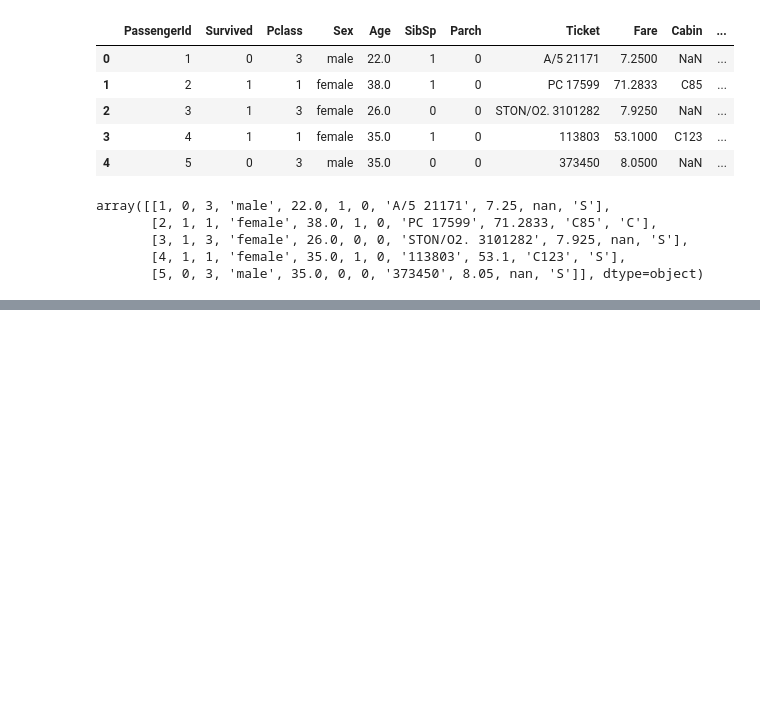
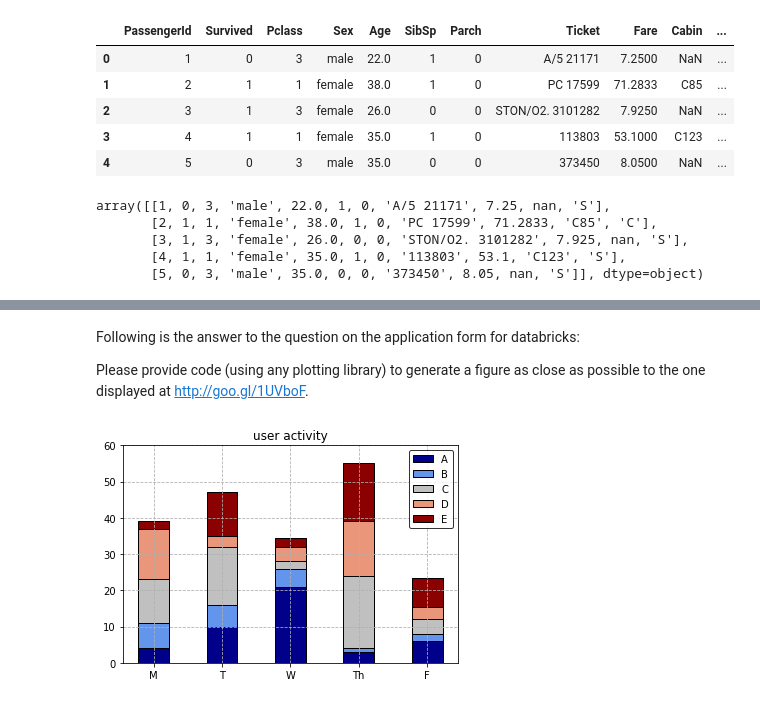
Before and after one commit to sushant2811/ImportingAndCleaningData, a Jupyter notebook: ImportingData.ipynb, the cells around one changed output, grey strips where cells are left out. Cells and saved outputs as stored; diff of their text form; code cells hidden in the pictures; blank space fills up the shorter version.

Commit message:
Databricks question

```diff
--- a/ImportingData.ipynb
+++ b/ImportingData.ipynb
@@ -202,0 +285,39 @@ pd.read_csv()
+# %% [markdown]
+Following is the answer to the question on the application form for databricks:
+
+Please provide code (using any plotting library) to generate a figure as close as possible to the one displayed at http://goo.gl/1UVboF.
+# %%
+import numpy as np
+import matplotlib.pyplot as plt
+from matplotlib import colors
+
+N = 5
+Aactivity = np.array([4, 10, 21, 3, 6])
+Bactivity = np.array([7, 6, 5, 1, 2])
+Cactivity = np.array([12, 16, 2, 20, 4])
+Dactivity = np.array([14, 3, 4, 15, 3.5])
+Eactivity = np.array([2, 12, 2.5, 16, 8])
+
+ind = np.arange(N)    # the x locations for the groups
+width = 0.45       # the width of the bars
+
+p1 = plt.bar(ind, Aactivity, width, color='darkblue', edgecolor = 'black')
+p2 = plt.bar(ind, Bactivity, width, color = 'cornflowerblue', edgecolor = 'black', \
+             bottom=Aactivity)
+p3 = plt.bar(ind, Cactivity, width, color = 'silver', edgecolor = 'black', \
+             bottom= (Aactivity + Bactivity))
+p4 = plt.bar(ind, Dactivity, width, color = 'darksalmon', edgecolor = 'black', \
+             bottom= (Aactivity + Bactivity + Cactivity))
+p5= plt.bar(ind, Eactivity, width, color = 'darkred', edgecolor = 'black', \
+             bottom= (Aactivity + Bactivity + Cactivity + Dactivity))
+
+plt.title('user activity')
+plt.xticks(ind, ('M', 'T', 'W', 'Th', 'F'))
+leg = plt.legend((p1[0],p2[0], p3[0], p4[0], p5[0]), ('A', 'B', 'C', 'D', 'E'))
+leg.get_frame().set_edgecolor('black')
+plt.grid(linestyle = 'dashed')
+plt.ylim([0, 60])
+
+plt.show()
+# %% [output]
+[figure, added]
```
Also changed, not shown: parts of 11 cells of this notebook.
